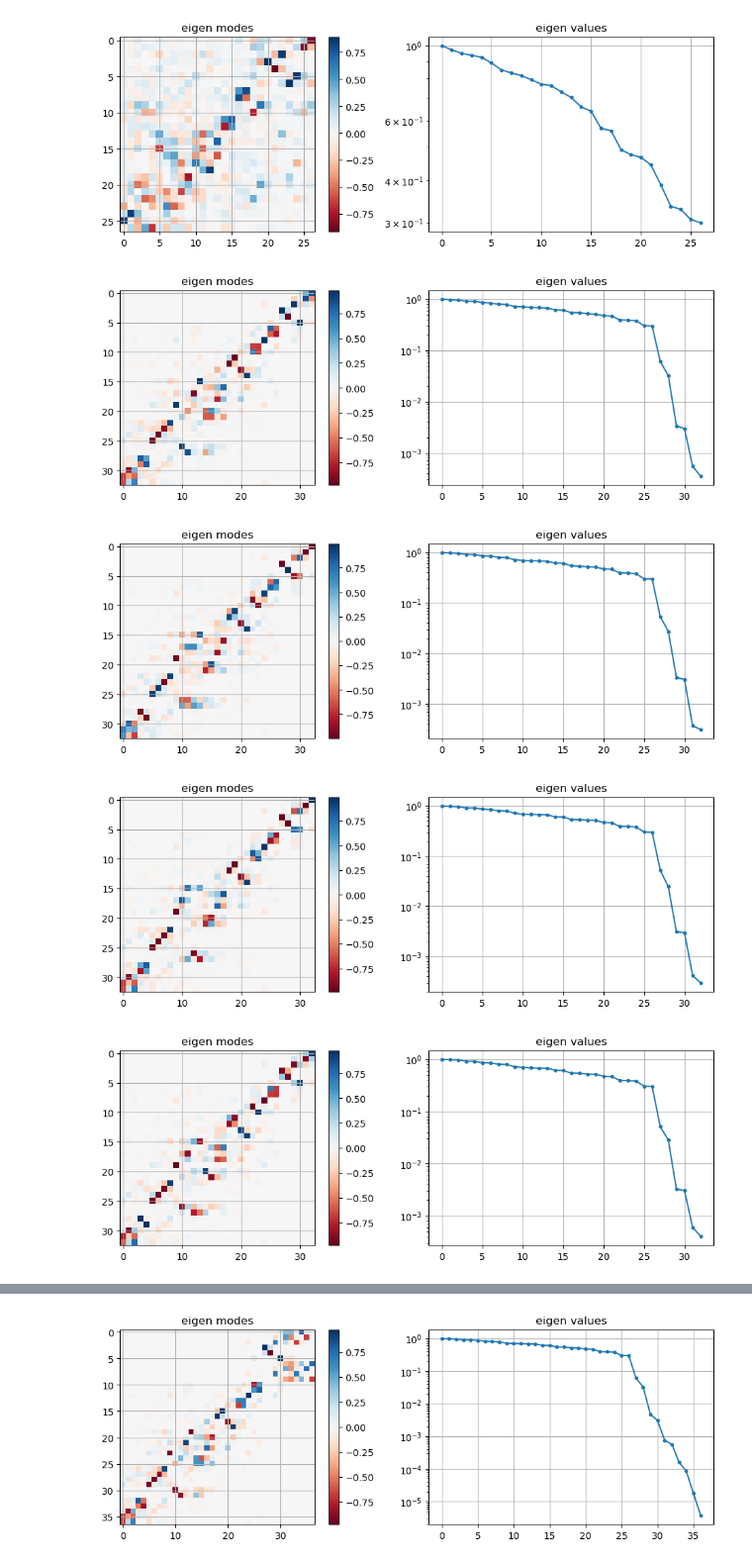
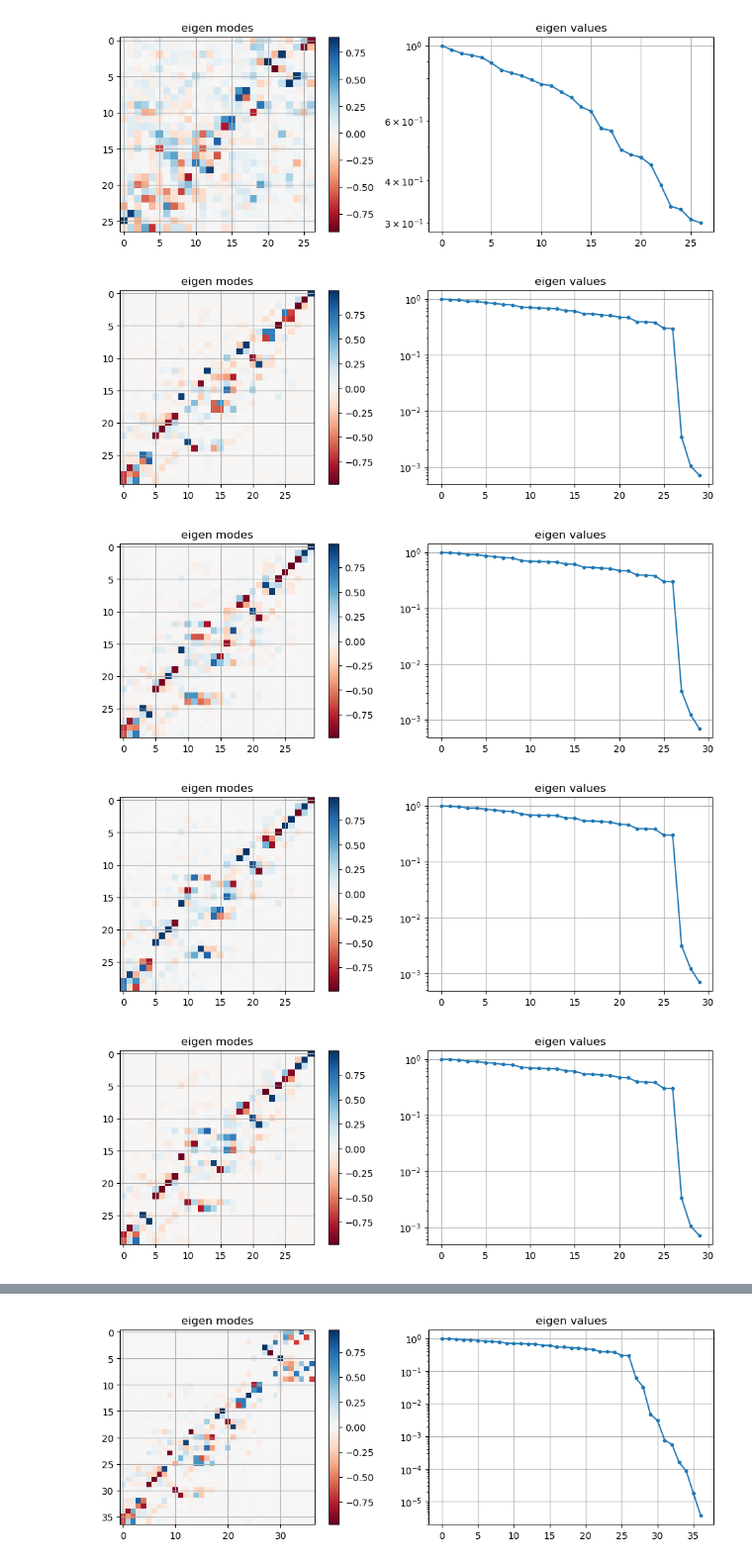
Before and after one commit to rodrigo-romano/gmt-ns-im, a Jupyter notebook: calibrations/sh48/closed-loop_sh48.ipynb, the cells around one changed output, grey strips where cells are left out. Shown at 99% size. Saved outputs shown, nothing was run; the diff lists cells and outputs as text; code cells hidden in the pictures.

```diff
--- a/calibrations/sh48/closed-loop_sh48.ipynb
+++ b/calibrations/sh48/closed-loop_sh48.ipynb
@@ -66,6 +66,6 @@ show_svd(np.asarray(m1_rbm['calib'][6]["m1_closed_loop_to_sensor"]['c']).reshape
 # %%
 m2_rbm = np.load("closed_loop_recon_sh48-to-m2-rbm.pkl",allow_pickle=True)
 for i in range(6):
-    show_svd(np.asarray(m2_rbm['calib'][i]["m1_closed_loop_to_sensor"]['c']).reshape(4,-1).T)
+    show_svd(np.asarray(m2_rbm['calib'][i]["m1_closed_loop_to_sensor"]['c']).reshape(3,-1).T)
 show_svd(np.asarray(m2_rbm['calib'][6]["m1_closed_loop_to_sensor"]['c']).reshape(3,-1).T)
 # %% [output]
@@ -90,16 +90,16 @@ for i in range(7):
 [figure]
 # %%
 for i in range(6):
-    r = np.asarray(m1_rbm['calib'][i]["m1_closed_loop_to_sensor"]['c']).reshape(6,-1).T
+    r = np.asarray(m2_rbm['calib'][i]["m1_closed_loop_to_sensor"]['c']).reshape(3,-1).T
     m = np.asarray(m1_bm['calib'][i]["m1_closed_loop_to_sensor"]['c']).reshape(27,-1).T
     mat = np.hstack([r,m])
     show_svd(mat)
-r = np.asarray(m1_rbm['calib'][6]["m1_closed_loop_to_sensor"]['c']).reshape(5,-1).T
+r = np.asarray(m2_rbm['calib'][6]["m1_closed_loop_to_sensor"]['c']).reshape(3,-1).T
 m = np.asarray(m1_bm['calib'][6]["m1_closed_loop_to_sensor"]['c']).reshape(27,-1).T
 mat = np.hstack([r,m])
 show_svd(mat)
 # %% [output]
-[figure, old version]
+[figure, new version]
-[figure, old version]
+[figure, new version]
-[figure, old version]
+[figure, new version]
-[figure, old version]
+[figure, new version]
```
Also changed, not shown: parts of 5 cells of this notebook, 6 other files.
